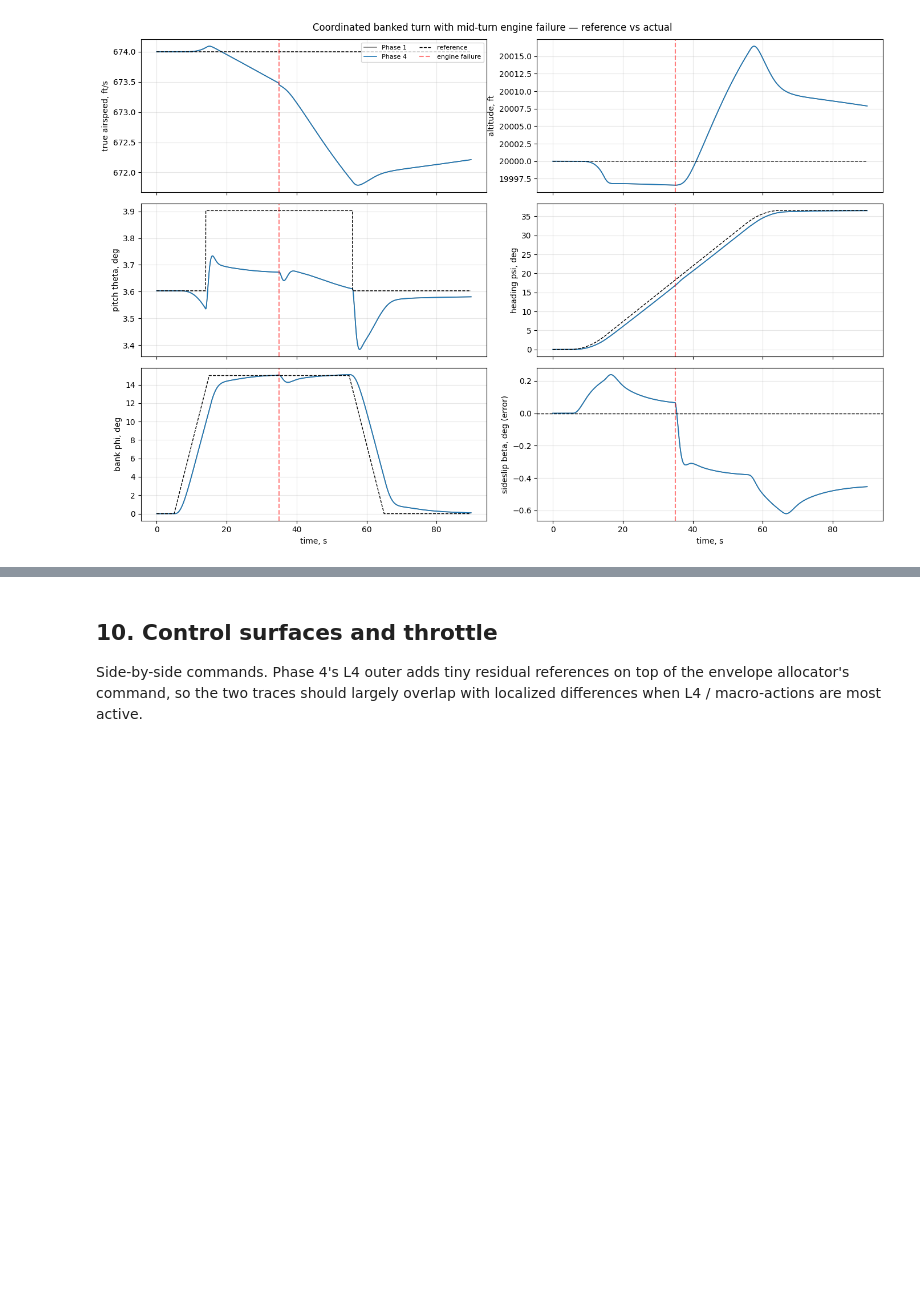
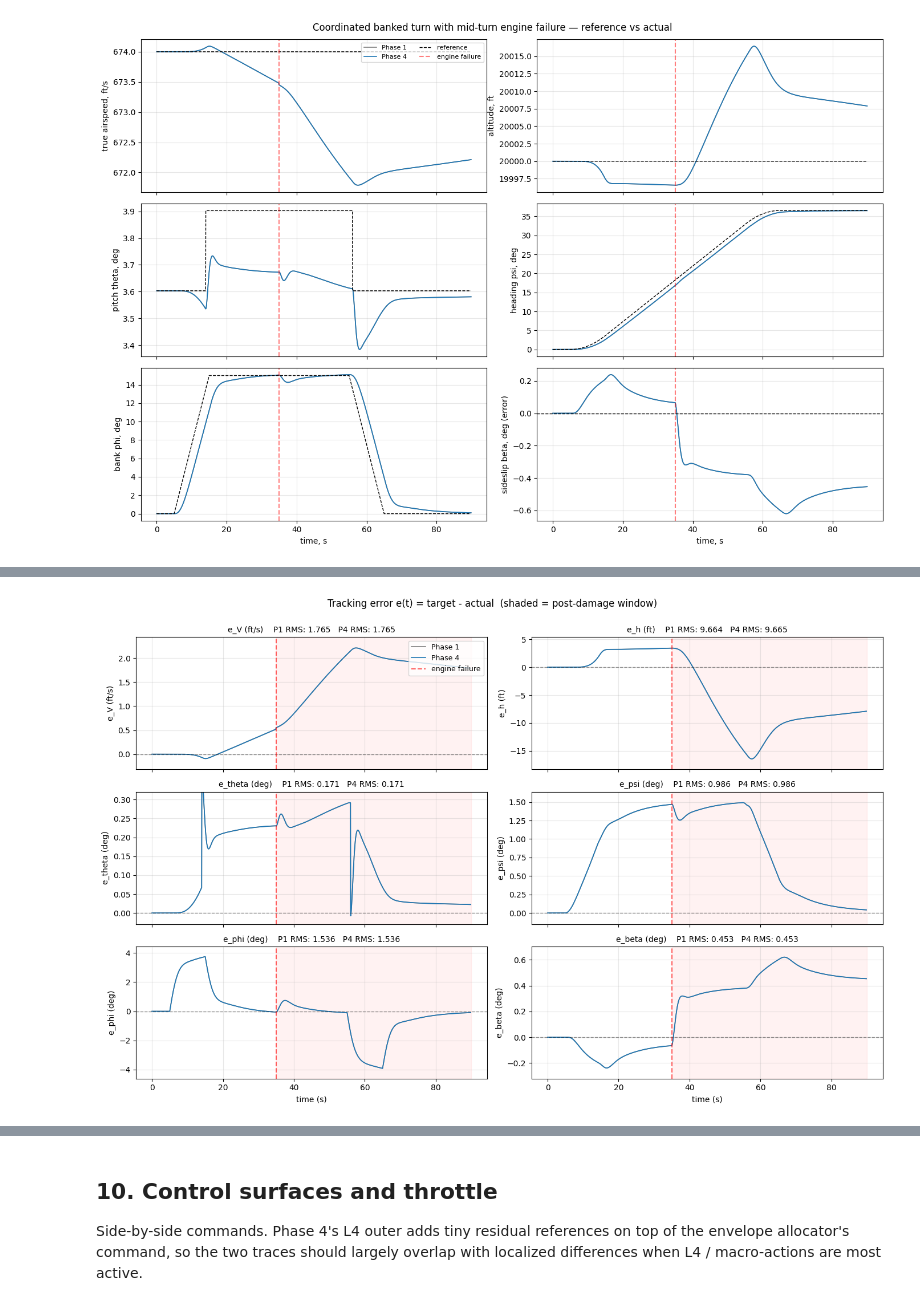
Before and after one commit to TensorAeroSpace/TensorAeroSpace, a Jupyter notebook: example/reinforcement_learning/uftc/example_uftc_b747_coordinated_turn_engine_failure.ipynb, the cells around one changed output, grey strips where cells are left out. Saved outputs shown, nothing was run; the diff lists cells and outputs as text; code cells hidden in the pictures; blank space fills up the shorter version.

Commit message:
docs(uftc): add explicit tracking-error plot to turn demo

```diff
--- a/example/reinforcement_learning/uftc/example_uftc_b747_coordinated_turn_engine_failure.ipynb
+++ b/example/reinforcement_learning/uftc/example_uftc_b747_coordinated_turn_engine_failure.ipynb
@@ -684,0 +689,80 @@ plt.tight_layout(); plt.show()
+# %%
+# Tracking errors e(t) = target(t) - actual(t).
+# The rollout helper logs (actual - target) under keys V, h, theta, psi, phi, beta;
+# flip sign here to follow the conventional reference-minus-actual definition.
+err_panels = [
+    ("V",     "e_V (ft/s)",   "speed"),
+    ("h",     "e_h (ft)",     "altitude"),
+    ("theta", "e_theta (deg)", "pitch"),
+    ("psi",   "e_psi (deg)",   "heading"),
+    ("phi",   "e_phi (deg)",   "bank"),
+    ("beta",  "e_beta (deg)",  "sideslip"),
+]
+
+def _err(log, key):
+    # log[key] = actual - target  -->  e(t) = target - actual = -log[key]
+    return -np.asarray(log[key], dtype=np.float64)
+
+post_mask_p1 = log_p1["t"] >= DAMAGE_TIME
+post_mask_p4 = log_p4["t"] >= DAMAGE_TIME
+
+def _rms(y):
+    y = np.asarray(y, dtype=np.float64)
+    if y.size == 0:
+        return float("nan")
+    return float(np.sqrt(np.mean(y ** 2)))
+
+fig, axes = plt.subplots(3, 2, figsize=(14, 9), sharex=True)
+for ax, (key, ylabel, _label) in zip(axes.flat, err_panels):
+    e1 = _err(log_p1, key)
+    e4 = _err(log_p4, key)
+
+    ax.plot(log_p1["t"], e1, color="tab:gray", lw=1.2, label="Phase 1")
+    ax.plot(log_p4["t"], e4, color="tab:blue", lw=1.2, label="Phase 4")
+    ax.axhline(0.0, color="black", ls="--", lw=1.0, alpha=0.4)
+    ax.axvline(DAMAGE_TIME, color="red", ls="--", alpha=0.6, label="engine failure")
+    ax.axvspan(DAMAGE_TIME, TOTAL_TIME, color="red", alpha=0.05)
+
+    # Robust y-limits: clip to 1st..99th percentile across both traces so steady-
+    # state error is visible without losing transients entirely.
+    stacked = np.concatenate([e1, e4])
+    lo, hi = np.percentile(stacked, [1.0, 99.0])
+    pad = 0.1 * (hi - lo) if hi > lo else max(1e-3, 0.1 * abs(hi))
+    ax.set_ylim(lo - pad, hi + pad)
+
+    rms_p1 = _rms(e1[post_mask_p1])
+    rms_p4 = _rms(e4[post_mask_p4])
+    ax.set_title(f"{ylabel}    P1 RMS: {rms_p1:.3f}   P4 RMS: {rms_p4:.3f}",
+                 fontsize=10)
+    ax.set_ylabel(ylabel)
+    ax.grid(True, alpha=0.3)
+
+axes[2, 0].set_xlabel("time (s)")
+axes[2, 1].set_xlabel("time (s)")
+axes[0, 0].legend(loc="upper right", fontsize=9)
+fig.suptitle("Tracking error e(t) = target - actual  (shaded = post-damage window)",
+             y=1.00)
+plt.tight_layout()
+plt.show()
+
+# Cumulative integral of |e_psi| -- shows how heading error accumulates through
+# the failure transient. psi is the most informative channel because it is the
+# explicit maneuver target.
+fig, ax = plt.subplots(figsize=(13, 3.6))
+abs_e_psi_p1 = np.abs(_err(log_p1, "psi"))
+abs_e_psi_p4 = np.abs(_err(log_p4, "psi"))
+cum_p1 = np.cumsum(abs_e_psi_p1) * DT
+cum_p4 = np.cumsum(abs_e_psi_p4) * DT
+ax.plot(log_p1["t"], cum_p1, color="tab:gray", lw=1.4, label="Phase 1")
+ax.plot(log_p4["t"], cum_p4, color="tab:blue", lw=1.4, label="Phase 4")
+ax.axvline(DAMAGE_TIME, color="red", ls="--", alpha=0.6, label="engine failure")
+ax.axvspan(DAMAGE_TIME, TOTAL_TIME, color="red", alpha=0.05)
+ax.set_xlabel("time (s)")
+ax.set_ylabel(r"$\int_0^t |e_\psi(\tau)|\, d\tau$, deg$\cdot$s")
+ax.set_title("Cumulative absolute heading error")
+ax.grid(True, alpha=0.3)
+ax.legend(loc="upper left", fontsize=9)
+plt.tight_layout()
+plt.show()
+# %% [output]
+[figure, added]
```
Also changed, not shown: parts of 2 cells of this notebook.
